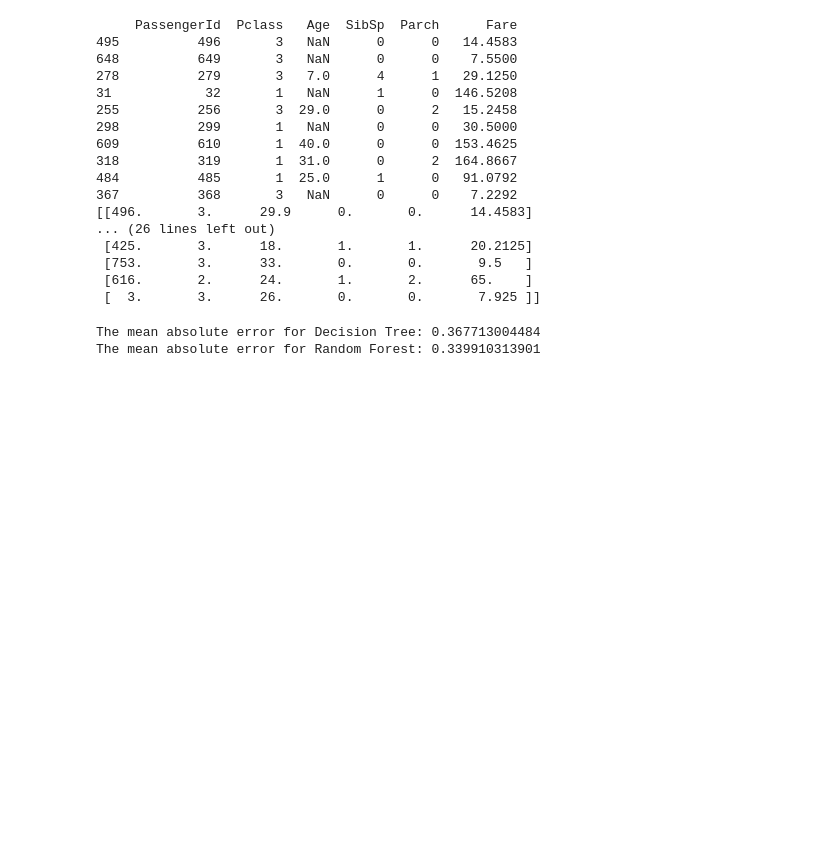
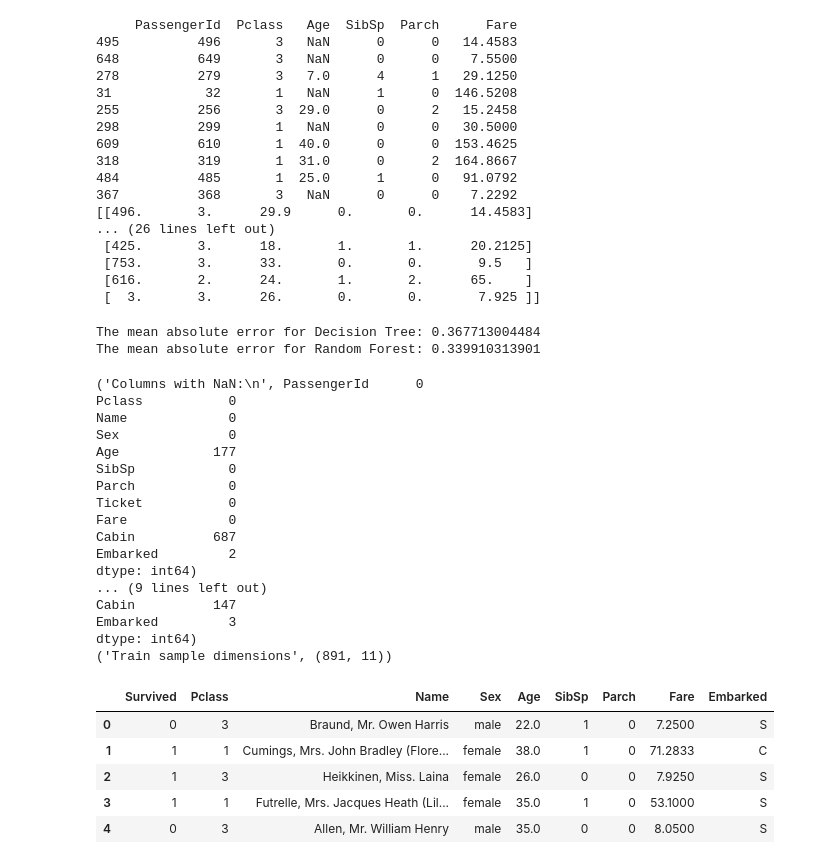
Before and after one commit to LeyreNogues/Python-Projects, a Jupyter notebook: Python_projects/Titanic/Machine_Learning_Titanic.ipynb, the cells around one changed output. Cells and saved outputs as stored; diff of their text form; code cells hidden in the pictures; blank space fills up the shorter version.

Commit message:
Adding categorical data to Machine Learning model

```diff
--- a/Python_projects/Titanic/Machine_Learning_Titanic.ipynb
+++ b/Python_projects/Titanic/Machine_Learning_Titanic.ipynb
@@ -288,3 +288,50 @@ print('The mean absolute error for Random Forest: {}'.format(checkModelAcuracy('
 # %% [output]
 The mean absolute error for Decision Tree: 0.367713004484
 The mean absolute error for Random Forest: 0.339910313901
+# %%
+#Add categorical data (encoded) to the training sample
+#We redefine the target and features variables
+y = train_data.Survived
+X = train_data.drop(['Survived'], axis=1)
+
+X.head()
+
+#Check the columns that contain NaN values and the amount of unique values.
+print('Columns with NaN:\n', X.isnull().sum())
+
+print('Unique values per columns:\n', X.nunique())
+
+
+#Check size of train sample
+print('Train sample dimensions', X.shape)
+
+#--Conclusions--
+#We will drop Cabin since we have more than 77% of missing values
+#We will also drop Ticket and and PassegerId for the high number of distinct values.
+drop_columns = ['PassengerId','Ticket', 'Cabin']
+X = train_data.drop(drop_columns, axis =1)
+X.head()
+# %% [output]
+('Columns with NaN:\n', PassengerId      0
+Pclass           0
+Name             0
+Sex              0
+Age            177
+SibSp            0
+Parch            0
+Ticket           0
+Fare             0
+Cabin          687
+Embarked         2
+dtype: int64)
+... (9 lines left out)
+Cabin          147
+Embarked         3
+dtype: int64)
+('Train sample dimensions', (891, 11))
+|  | Survived | Pclass | Name | Sex | Age | SibSp | Parch | Fare | Embarked |
+| 0 | 0 | 3 | Braund, Mr. Owen Harris | male | 22.0 | 1 | 0 | 7.2500 | S |
+| 1 | 1 | 1 | Cumings, Mrs. John Bradley (Flore... | female | 38.0 | 1 | 0 | 71.2833 | C |
+| 2 | 1 | 3 | Heikkinen, Miss. Laina | female | 26.0 | 0 | 0 | 7.9250 | S |
+| 3 | 1 | 1 | Futrelle, Mrs. Jacques Heath (Lil... | female | 35.0 | 1 | 0 | 53.1000 | S |
+| 4 | 0 | 3 | Allen, Mr. William Henry | male | 35.0 | 0 | 0 | 8.0500 | S |
```
Also changed, not shown: parts of 2 cells of this notebook.
